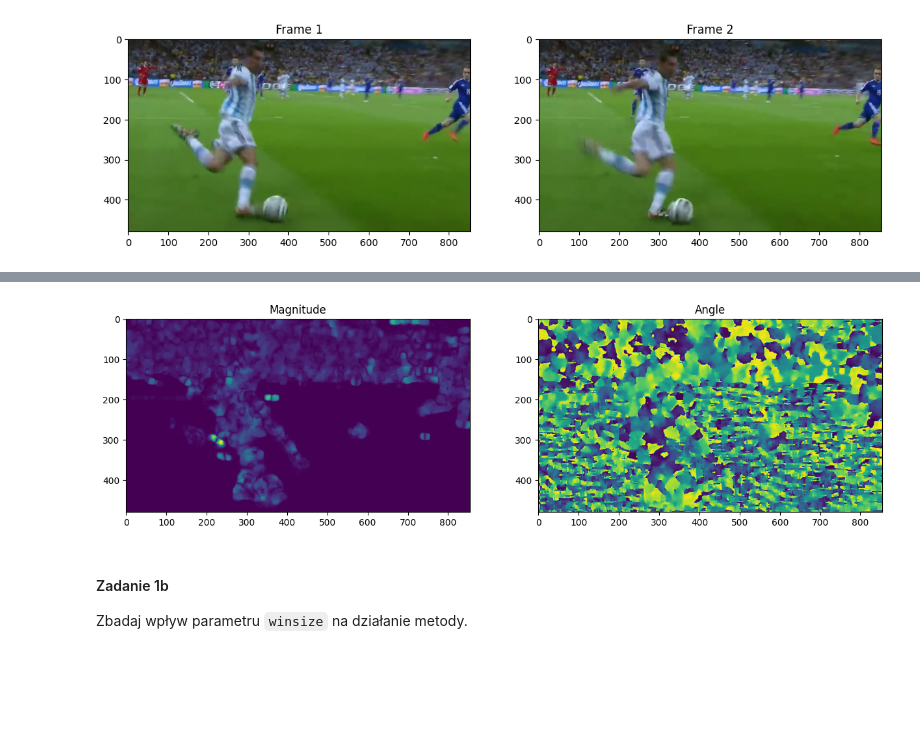
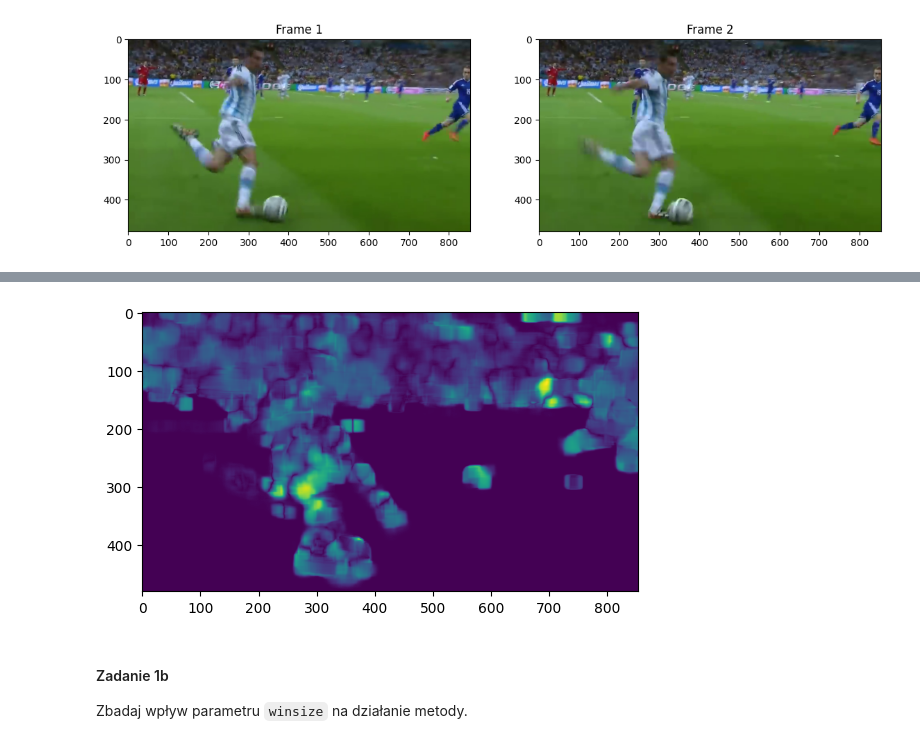
Before and after one commit to Robertpawelh/AiPOiW, a Jupyter notebook: Lab7/Lab7.1_zadanie.ipynb, the cells around one changed output, grey strips where cells are left out. Drawn from its saved outputs; the diff is of its cells as text; code cells hidden in the pictures; blank space fills up the shorter version.

```diff
--- a/Lab7/Lab7.1_zadanie.ipynb
+++ b/Lab7/Lab7.1_zadanie.ipynb
@@ -144,34 +144,48 @@ plt.show()
 # %%
 def calculate_optic_flow(frames, winsize=10):
     frame_0_gray = cv2.cvtColor(frames[0], cv2.COLOR_BGR2GRAY)
     frame_1_gray = cv2.cvtColor(frames[1], cv2.COLOR_BGR2GRAY)
 
     flow = cv2.calcOpticalFlowFarneback(
         frame_0_gray, frame_1_gray, flow = None,
         pyr_scale=0.5,
         levels=1,
         winsize=winsize,
         iterations=10,
         poly_n=5,
         poly_sigma=1.1,
         flags=None
     )
 
     mag, ang = cv2.cartToPolar(flow[..., 0], flow[..., 1])
 
     return mag, ang
 
-def plot_optic_flow(frames):
-    flow = calculate_optic_flow(frames)
-    fig, (a1, a2) = plt.subplots(1, 2, figsize=(15, 10))
-    a1.imshow(flow[0])
-    a1.set_title('Magnitude')
-    a2.imshow(flow[1])
-    a2.set_title('Angle')
+def plot_optic_flow(flow, ax=None):
+    mag = flow[0]
+    # mag, ang = flow
+    # fig, (a1, a2) = plt.subplots(1, 2, figsize=(15, 10))
+    # a1.imshow(mag)
+    # a1.set_title('Magnitude')
+    # a2.imshow(ang)
+    # a2.set_title('Angle')
 
-plot_optic_flow(frames)
+    if not ax:
+        plt.imshow(mag)
+    else:
+        ax.imshow(mag)
+    # hsv = np.zeros_like(frames[0])
+    # hsv[..., 1] = 255
+    # hsv[..., 0] = ang*180/np.pi/2
+    # hsv[..., 2] = cv2.normalize(mag, None, 0, 255, cv2.NORM_MINMAX)
+    # bgr = cv2.cvtColor(hsv, cv2.COLOR_HSV2BGR)
+    # plt.imshow(bgr)
+    # return hsv
+
+flow = calculate_optic_flow(frames, winsize=20)
+plot_optic_flow(flow)
 # %% [output]
-[figure, old version]
+[figure, new version]
 # %% [markdown]
 #### Zadanie 1b
 Zbadaj wpływ parametru `winsize` na działanie metody.
```
Also changed, not shown: parts of 9 cells of this notebook.
